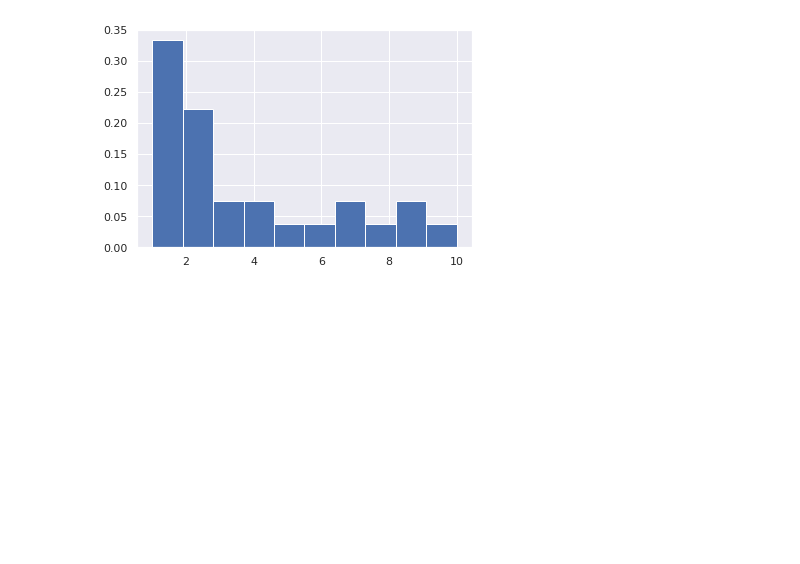
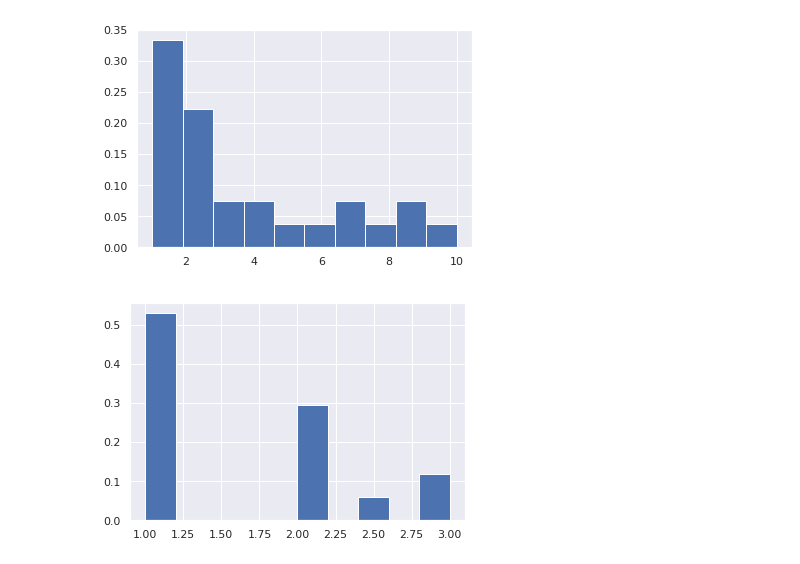
Before and after one commit to aminaghoul/reads_seq, a Jupyter notebook: generer_normale.ipynb, the cells around one changed output. Cells and saved outputs as stored; diff of their text form; code cells hidden in the pictures; blank space fills up the shorter version.

```diff
--- a/generer_normale.ipynb
+++ b/generer_normale.ipynb
@@ -142,9 +234,12 @@ for loi in lois:
 # %%
 t=[1,1,1,1,1,1,1,1,1,2,2,2,2,2,3,2.5,3,4,4.5,5,6,6.5,7,9,8,10,9]
-
-#t = [x for x in t if x < 4]
+weights = np.ones_like(t) / float(len(t))
+plt.hist(t, bins=10,weights=weights)
+plt.show()
+t = [x for x in t if x < 4]
 weights = np.ones_like(t) / float(len(t))
 plt.hist(t,bins=10 ,weights=weights)
 plt.show()
 # %% [output]
 [figure]
+[figure, added]
```
Also changed, not shown: parts of 5 cells of this notebook.
